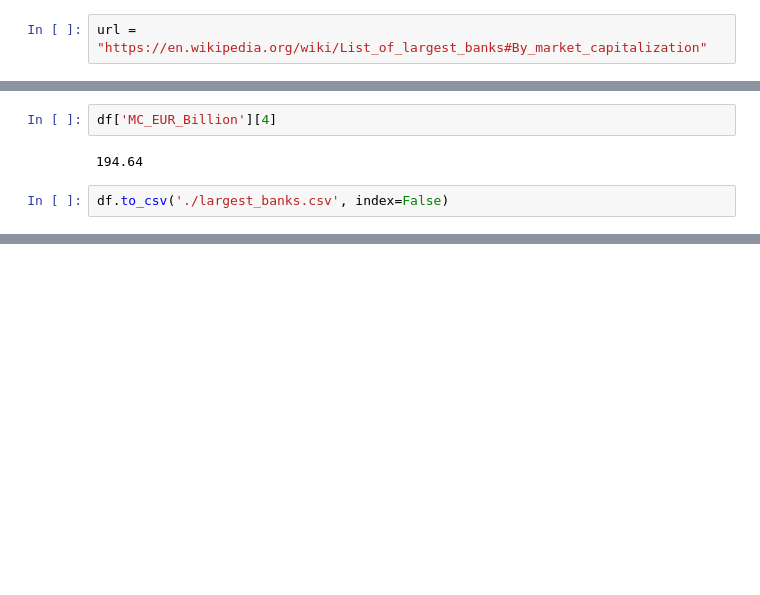
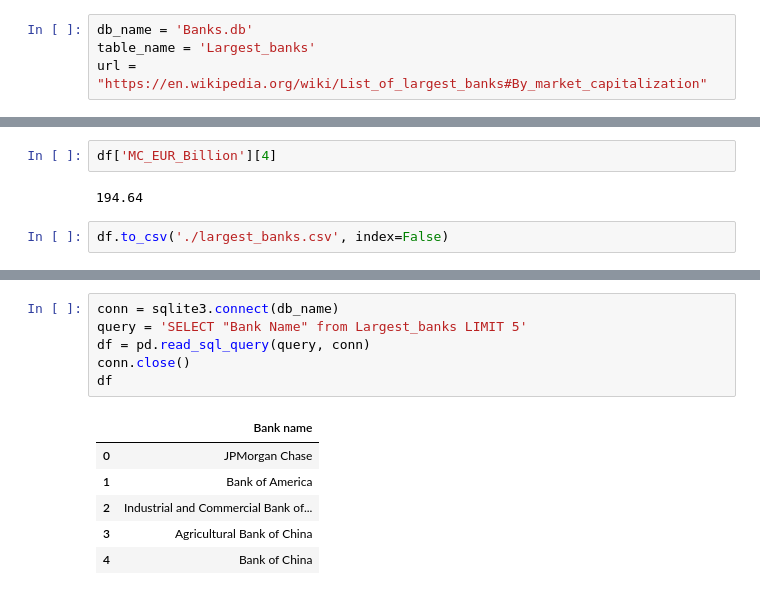
Before and after one commit to davi-aguiar-vieira/IBM-Data-Engineering, a Jupyter notebook: Python Project for Data Engineering/banks_project.ipynb, the cells around one changed output, grey strips where cells are left out. Saved outputs shown, nothing was run; the diff lists cells and outputs as text; blank space fills up the shorter version.

```diff
--- a/Python Project for Data Engineering/banks_project.ipynb
+++ b/Python Project for Data Engineering/banks_project.ipynb
@@ -1,2 +9,4 @@
 # %%
+db_name = 'Banks.db'
+table_name = 'Largest_banks'
 url = "https://en.wikipedia.org/wiki/List_of_largest_banks#By_market_capitalization"
@@ -153,0 +195,13 @@ df.to_csv('./largest_banks.csv', index=False)
+# %%
+conn = sqlite3.connect(db_name)
+query = 'SELECT "Bank Name" from Largest_banks LIMIT 5'
+df = pd.read_sql_query(query, conn)
+conn.close()
+df
+# %% [output]
+|  | Bank name |
+| 0 | JPMorgan Chase |
+| 1 | Bank of America |
+| 2 | Industrial and Commercial Bank of... |
+| 3 | Agricultural Bank of China |
+| 4 | Bank of China |
```
Also changed, not shown: parts of 8 cells of this notebook, 1 other file.
